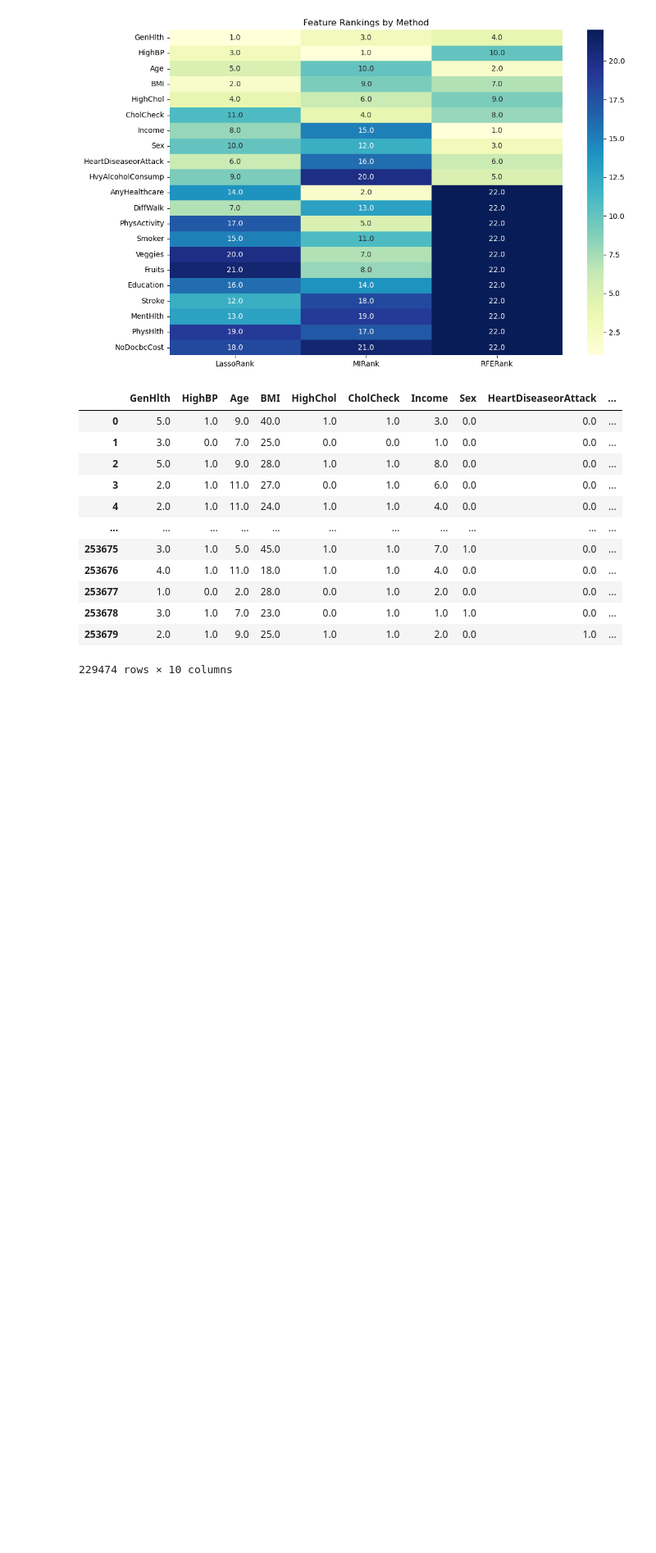
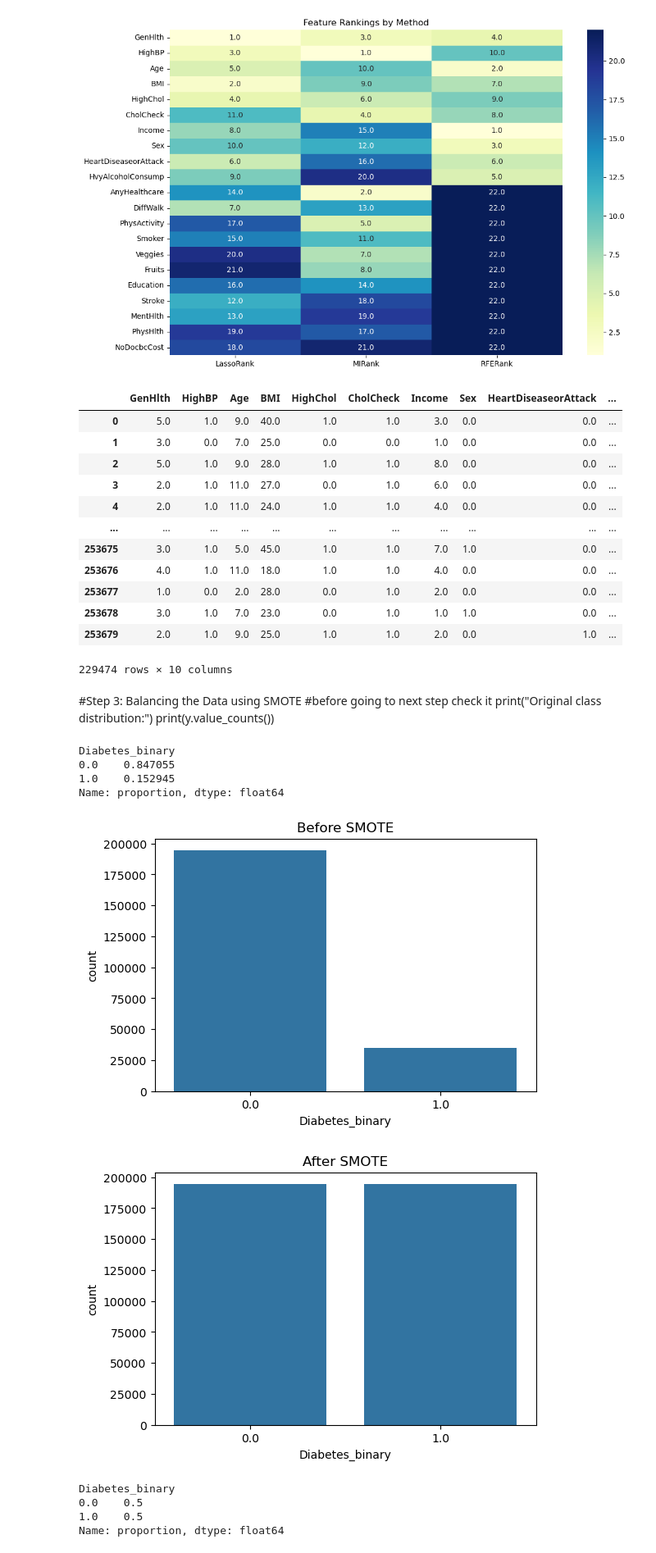
Before and after one commit to najmul19/diabetics_classification_from_daily_activities, a Jupyter notebook: diabatics/diabetics_classification_from_daily_activities.ipynb, the cells around one changed output. Shown at 82% size. Drawn from its saved outputs; the diff is of its cells as text; code cells hidden in the pictures; blank space fills up the shorter version.

Commit message:
completed the step3 balancing the data(SMOTE-oversampling and SMOTE+Tomek cleaned data)

```diff
--- a/diabatics/diabetics_classification_from_daily_activities.ipynb
+++ b/diabatics/diabetics_classification_from_daily_activities.ipynb
@@ -457,3 +457,45 @@ X_selected
 | 253678 | 3.0 | 1.0 | 7.0 | 23.0 | 0.0 | 1.0 | 1.0 | 1.0 | 0.0 | ... |
 | 253679 | 2.0 | 1.0 | 9.0 | 25.0 | 1.0 | 1.0 | 2.0 | 0.0 | 1.0 | ... |
 229474 rows × 10 columns
+# %% [markdown]
+#Step 3: Balancing the Data using SMOTE
+#before going to next step check it
+print("Original class distribution:")
+print(y.value_counts())
+# %%
+print(y.value_counts(normalize=True))
+# %% [output]
+Diabetes_binary
+0.0    0.847055
+1.0    0.152945
+Name: proportion, dtype: float64
+# %%
+#start step3 from here, with SMOTE
+from imblearn.over_sampling import SMOTE
+smote = SMOTE(random_state=42)
+# %%
+#for x_selected
+X_resampled, y_resampled = smote.fit_resample(X_selected, y)
+#X_resampled, y_resampled = smote.fit_resample(X, y)
+# %%
+# Before SMOTE
+plt.figure(figsize=(6,4))
+sns.countplot(x=y)
+plt.title("Before SMOTE")
+plt.show()
+
+# After SMOTE
+plt.figure(figsize=(6,4))
+sns.countplot(x=y_resampled)
+plt.title("After SMOTE")
+plt.show()
+# %% [output]
+[figure, added]
+[figure, added]
+# %%
+print(y_resampled.value_counts(normalize=True))
+# %% [output]
+Diabetes_binary
+0.0    0.5
+1.0    0.5
+Name: proportion, dtype: float64
```
Also changed, not shown: parts of 2 cells of this notebook.
